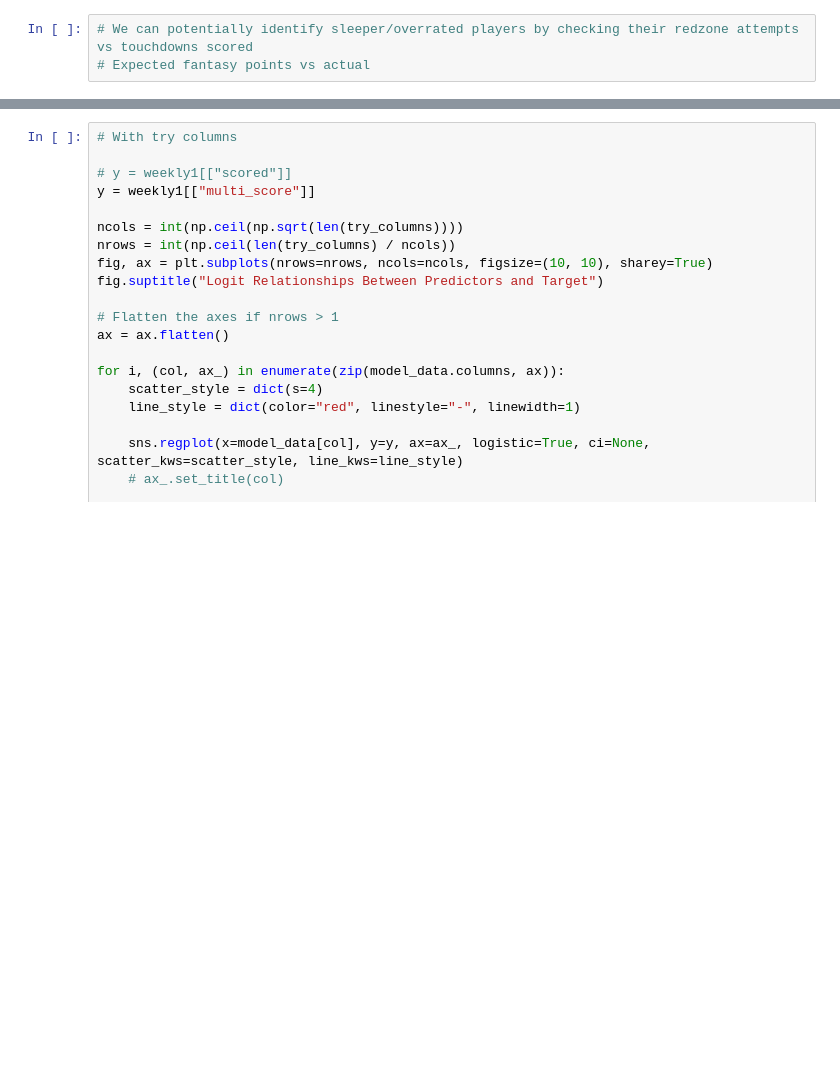
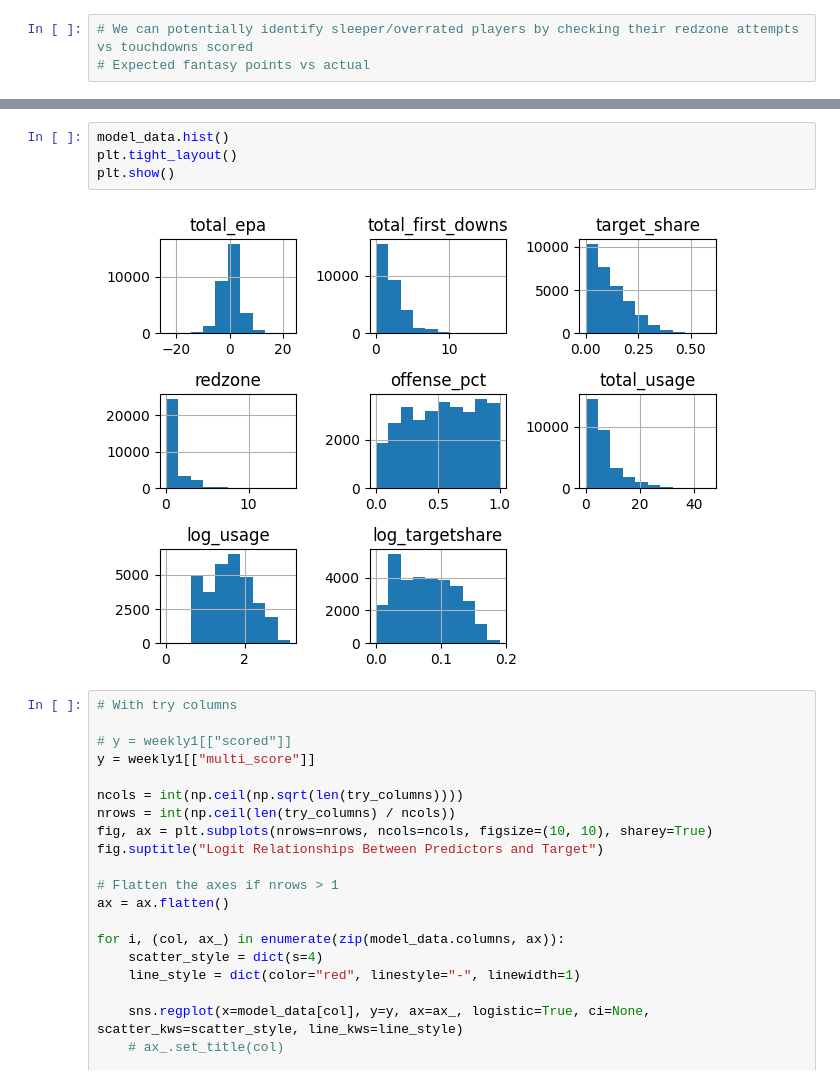
Before and after one commit to tbakely/intro-to-stat-learning, a Jupyter notebook: chapters/4-Classification/classification.ipynb, the cells around one changed output, grey strips where cells are left out. Cells and saved outputs as stored; diff of their text form; blank space fills up the shorter version.

```diff
--- a/chapters/4-Classification/classification.ipynb
+++ b/chapters/4-Classification/classification.ipynb
@@ -224,3 +245,9 @@ model_data_non_rb = weekly1_non_rb[try_columns]
+# %%
+model_data.hist()
+plt.tight_layout()
+plt.show()
+# %% [output]
+[figure, added]
 # %%
 # With try columns
 
```
Also changed, not shown: parts of 9 cells of this notebook, 1 other file.
